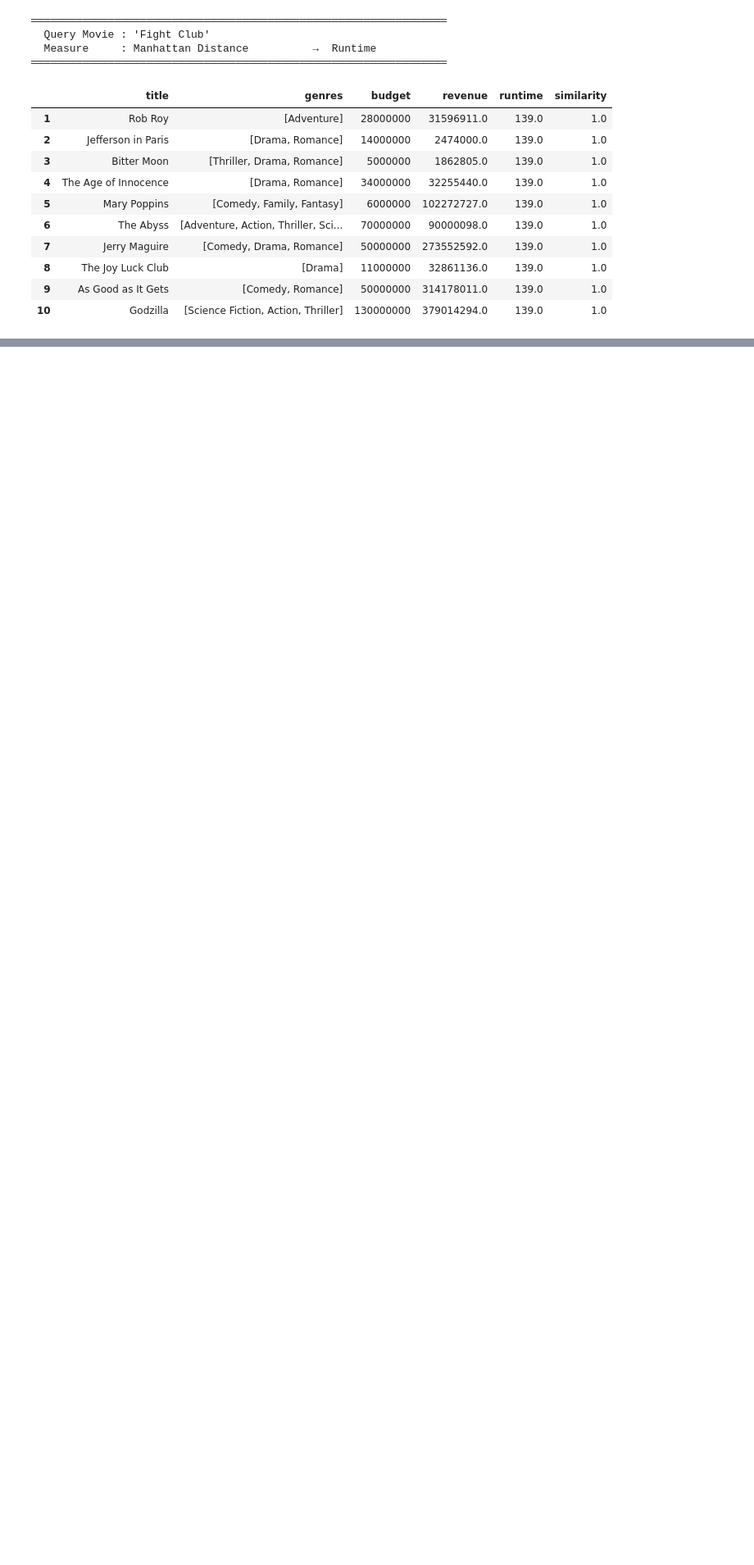
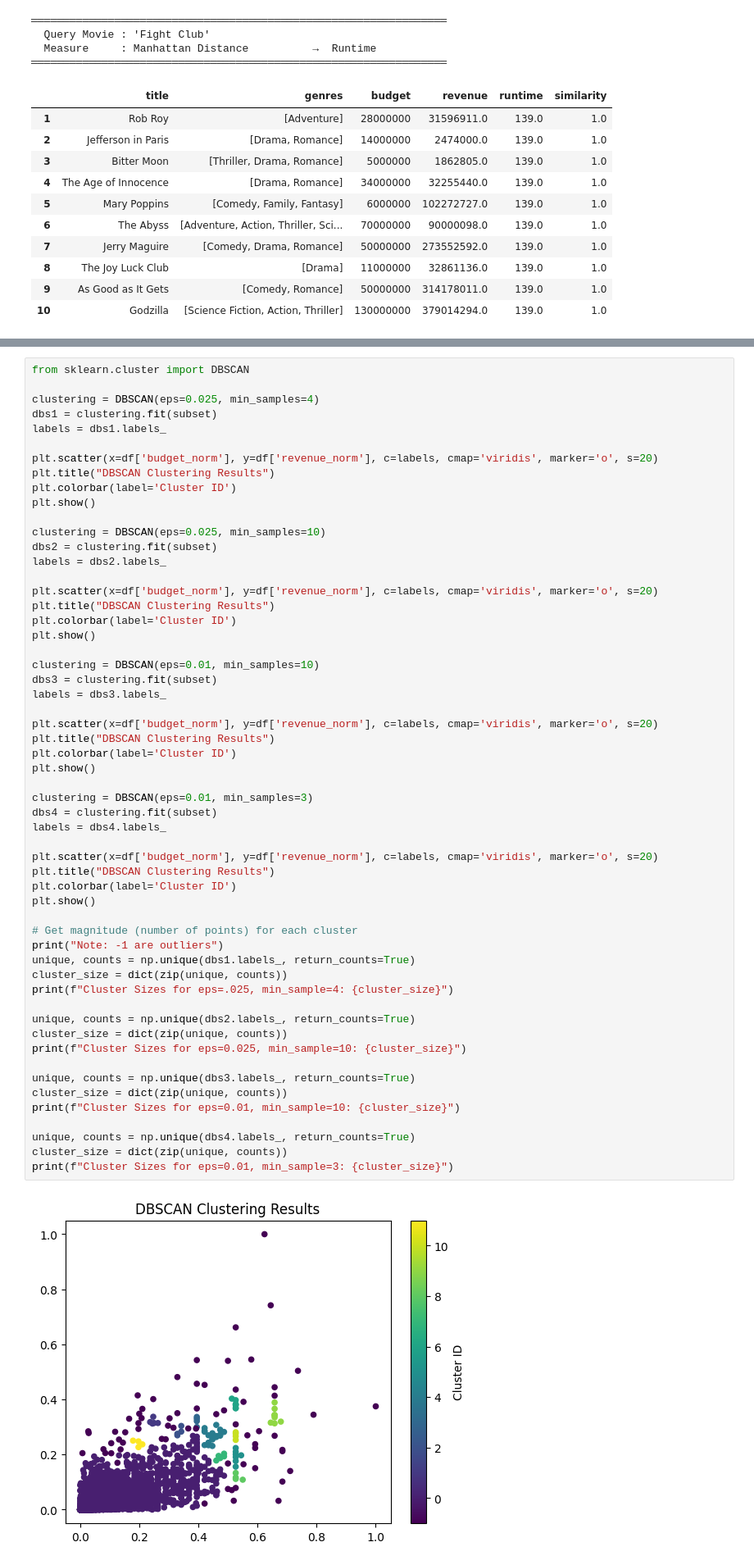
Before and after one commit to JamieBly/CSI4142_FundementalsOfDataScience_A1, a Jupyter notebook: Assignment4/CSI4121_Assignment4_JafriS_300253861_BlyJ_300231604.ipynb, the cells around one changed output, grey strips where cells are left out. Shown at 82% size. Cells and saved outputs as stored; diff of their text form; blank space fills up the shorter version.

```diff
--- a/Assignment4/CSI4121_Assignment4_JafriS_300253861_BlyJ_300231604.ipynb
+++ b/Assignment4/CSI4121_Assignment4_JafriS_300253861_BlyJ_300231604.ipynb
@@ -581,0 +804,58 @@ for target_title, attribute, label in SIMULATIONS:
+# %%
+from sklearn.cluster import DBSCAN
+
+clustering = DBSCAN(eps=0.025, min_samples=4)
+dbs1 = clustering.fit(subset)
+labels = dbs1.labels_
+
+plt.scatter(x=df['budget_norm'], y=df['revenue_norm'], c=labels, cmap='viridis', marker='o', s=20)
+plt.title("DBSCAN Clustering Results")
+plt.colorbar(label='Cluster ID')
+plt.show()
+
+clustering = DBSCAN(eps=0.025, min_samples=10)
+dbs2 = clustering.fit(subset)
+labels = dbs2.labels_
+
+plt.scatter(x=df['budget_norm'], y=df['revenue_norm'], c=labels, cmap='viridis', marker='o', s=20)
+plt.title("DBSCAN Clustering Results")
+plt.colorbar(label='Cluster ID')
+plt.show()
+
+clustering = DBSCAN(eps=0.01, min_samples=10)
+dbs3 = clustering.fit(subset)
+labels = dbs3.labels_
+
+plt.scatter(x=df['budget_norm'], y=df['revenue_norm'], c=labels, cmap='viridis', marker='o', s=20)
+plt.title("DBSCAN Clustering Results")
+plt.colorbar(label='Cluster ID')
+plt.show()
+
+clustering = DBSCAN(eps=0.01, min_samples=3)
+dbs4 = clustering.fit(subset)
+labels = dbs4.labels_
+
+plt.scatter(x=df['budget_norm'], y=df['revenue_norm'], c=labels, cmap='viridis', marker='o', s=20)
+plt.title("DBSCAN Clustering Results")
+plt.colorbar(label='Cluster ID')
+plt.show()
+
+# Get magnitude (number of points) for each cluster
+print("Note: -1 are outliers")
+unique, counts = np.unique(dbs1.labels_, return_counts=True)
+cluster_size = dict(zip(unique, counts))
+print(f"Cluster Sizes for eps=.025, min_sample=4: {cluster_size}")
+
+unique, counts = np.unique(dbs2.labels_, return_counts=True)
+cluster_size = dict(zip(unique, counts))
+print(f"Cluster Sizes for eps=0.025, min_sample=10: {cluster_size}")
+
+unique, counts = np.unique(dbs3.labels_, return_counts=True)
+cluster_size = dict(zip(unique, counts))
+print(f"Cluster Sizes for eps=0.01, min_sample=10: {cluster_size}")
+
+unique, counts = np.unique(dbs4.labels_, return_counts=True)
+cluster_size = dict(zip(unique, counts))
+print(f"Cluster Sizes for eps=0.01, min_sample=3: {cluster_size}")
+# %% [output]
+[figure, added]
```
Also changed, not shown: parts of 18 cells of this notebook.
